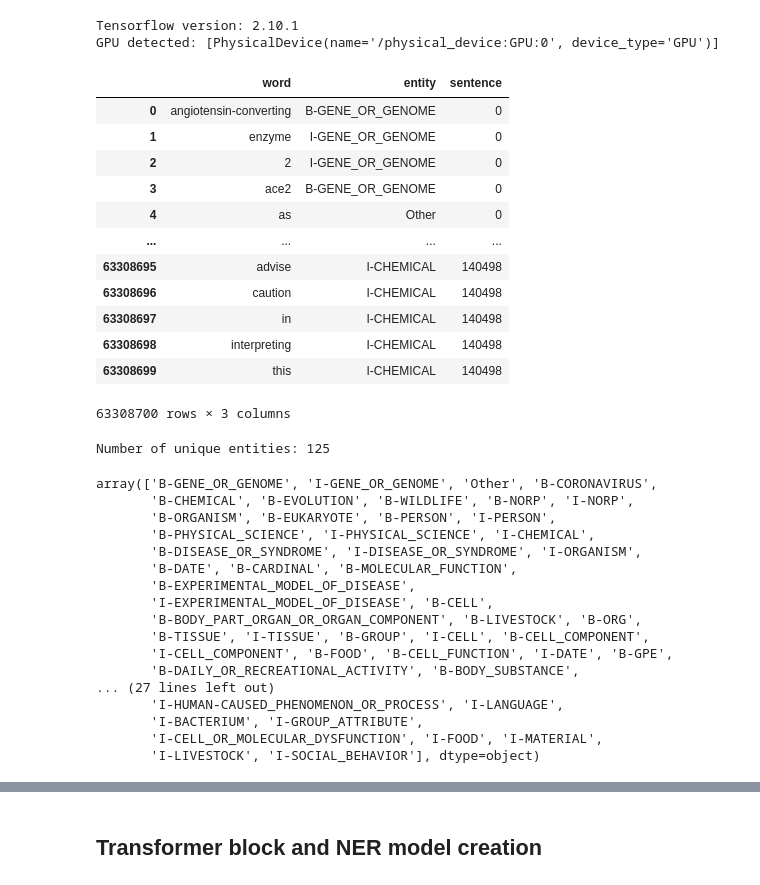
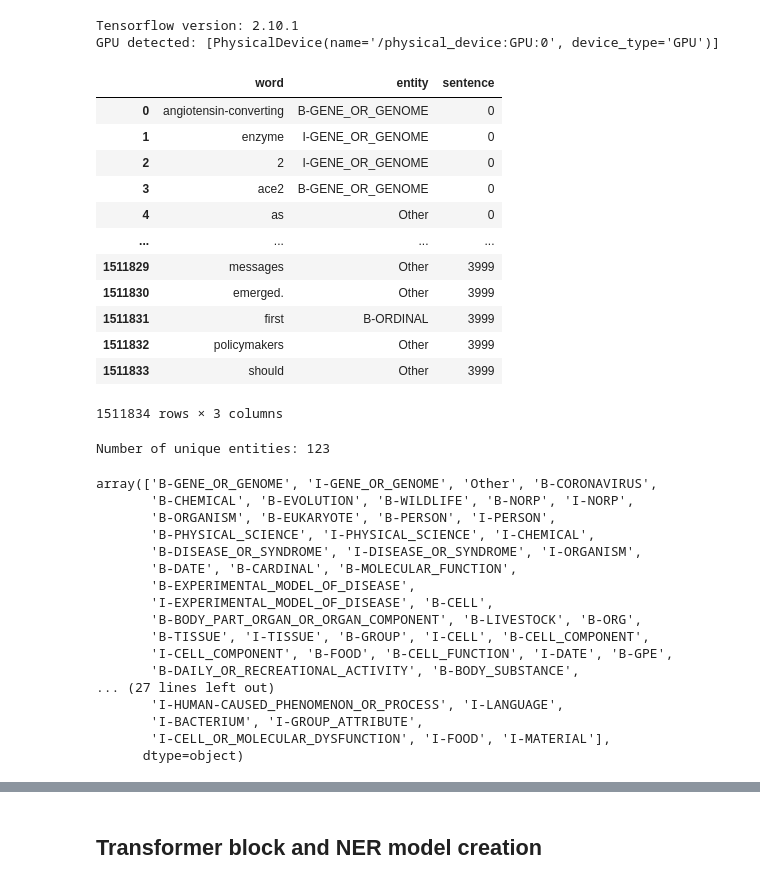
Before and after one commit to FIIT-MSc-projects/2023-Kretinin-NER_NN_for_text_classification, a Jupyter notebook: notebooks/CORD19_NER_Transformer.ipynb, the cells around one changed output, grey strips where cells are left out. Cells and saved outputs as stored; diff of their text form; code cells hidden in the pictures.

```diff
--- a/notebooks/CORD19_NER_Transformer.ipynb
+++ b/notebooks/CORD19_NER_Transformer.ipynb
@@ -22,28 +22,28 @@ else:
 Tensorflow version: 2.10.1
 GPU detected: [PhysicalDevice(name='/physical_device:GPU:0', device_type='GPU')]
 # %%
-data = pd.read_parquet('../kaggle/input/cord-ner-full.parquet.gzip')
-# data = pd.read_csv('../kaggle/input/covid_subset_0.5perc.csv')
+# data = pd.read_parquet('../kaggle/input/cord-ner-full.parquet.gzip')
+data = pd.read_csv('../kaggle/input/covid_subset_3perc.csv')
 data
 # %% [output]
 |  | word | entity | sentence |
 | 0 | angiotensin-converting | B-GENE_OR_GENOME | 0 |
 | 1 | enzyme | I-GENE_OR_GENOME | 0 |
 | 2 | 2 | I-GENE_OR_GENOME | 0 |
 | 3 | ace2 | B-GENE_OR_GENOME | 0 |
 | 4 | as | Other | 0 |
 | ... | ... | ... | ... |
-| 63308695 | advise | I-CHEMICAL | 140498 |
-| 63308696 | caution | I-CHEMICAL | 140498 |
-| 63308697 | in | I-CHEMICAL | 140498 |
-| 63308698 | interpreting | I-CHEMICAL | 140498 |
-| 63308699 | this | I-CHEMICAL | 140498 |
+| 1511829 | messages | Other | 3999 |
+| 1511830 | emerged. | Other | 3999 |
+| 1511831 | first | B-ORDINAL | 3999 |
+| 1511832 | policymakers | Other | 3999 |
+| 1511833 | should | Other | 3999 |
-63308700 rows × 3 columns
+1511834 rows × 3 columns
 # %%
 print(f"Number of unique entities: {len(data['entity'].unique())}")
 data['entity'].unique()
 # %% [output]
-Number of unique entities: 125
+Number of unique entities: 123
 array(['B-GENE_OR_GENOME', 'I-GENE_OR_GENOME', 'Other', 'B-CORONAVIRUS',
        'B-CHEMICAL', 'B-EVOLUTION', 'B-WILDLIFE', 'B-NORP', 'I-NORP',
        'B-ORGANISM', 'B-EUKARYOTE', 'B-PERSON', 'I-PERSON',
@@ -59,8 +59,8 @@ array(['B-GENE_OR_GENOME', 'I-GENE_OR_GENOME', 'Other', 'B-CORONAVIRUS',
 ... (27 lines left out)
        'I-HUMAN-CAUSED_PHENOMENON_OR_PROCESS', 'I-LANGUAGE',
        'I-BACTERIUM', 'I-GROUP_ATTRIBUTE',
-       'I-CELL_OR_MOLECULAR_DYSFUNCTION', 'I-FOOD', 'I-MATERIAL',
-       'I-LIVESTOCK', 'I-SOCIAL_BEHAVIOR'], dtype=object)
+       'I-CELL_OR_MOLECULAR_DYSFUNCTION', 'I-FOOD', 'I-MATERIAL'],
+      dtype=object)
 # %%
 words = list(set(data['word'].values))
 words.append("ENDPAD")
```
Also changed, not shown: parts of 5 cells of this notebook, 2 other files.
